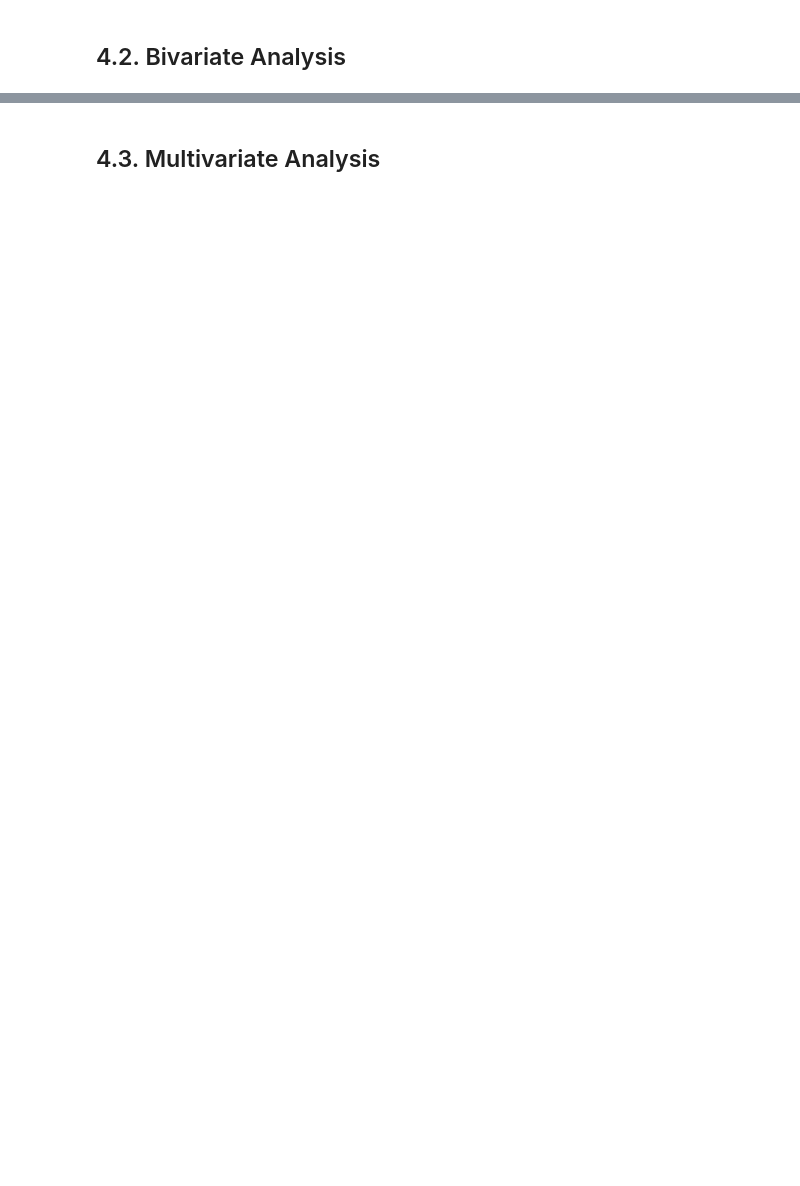
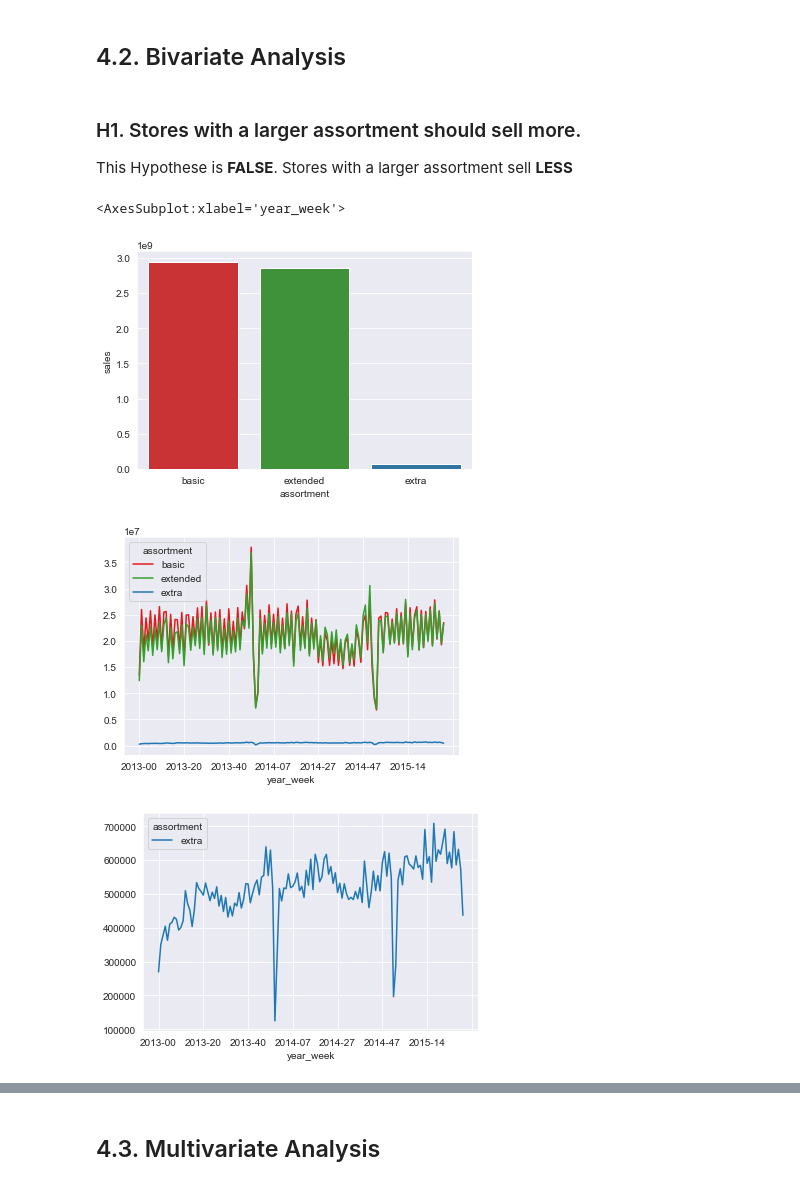
Before and after one commit to Marcoslsl/DataScienceProduction, a Jupyter notebook: m03_store_sales_prediction.ipynb, the cells around one changed output, grey strips where cells are left out. Cells and saved outputs as stored; diff of their text form; code cells hidden in the pictures; blank space fills up the shorter version.

```diff
--- a/m03_store_sales_prediction.ipynb
+++ b/m03_store_sales_prediction.ipynb
@@ -609,2 +628,24 @@ plt.legend()
 # %% [markdown]
 ## 4.2. Bivariate Analysis
+# %% [markdown]
+### H1. Stores with a larger assortment should sell more.
+
+This Hypothese is **FALSE**. Stores with a larger assortment sell **LESS**
+# %%
+color = {'basic': sns.color_palette( 'Paired')[5],
+         'extended': sns.color_palette( 'Paired')[3],
+         'extra': sns.color_palette( 'Paired')[1]}
+
+aux1 = df4[['assortment','sales']].groupby( 'assortment' ).sum().reset_index()
+sns.barplot( x='assortment', y='sales', data=aux1 , palette = color);
+
+aux2 = df4[['assortment','year_week','sales']].groupby( ['year_week','assortment'] ).sum().reset_index()
+aux2.pivot( index='year_week', columns='assortment', values='sales' ).plot( color=color )
+
+aux3 = aux2[aux2['assortment']=='extra']
+aux3.pivot( index='year_week', columns='assortment', values='sales' ).plot( color=sns.color_palette( 'Paired')[1] )
+# %% [output]
+<AxesSubplot:xlabel='year_week'>
+[figure, added]
+[figure, added]
+[figure, added]
```
Also changed, not shown: parts of 33 cells of this notebook, 1 other file.
